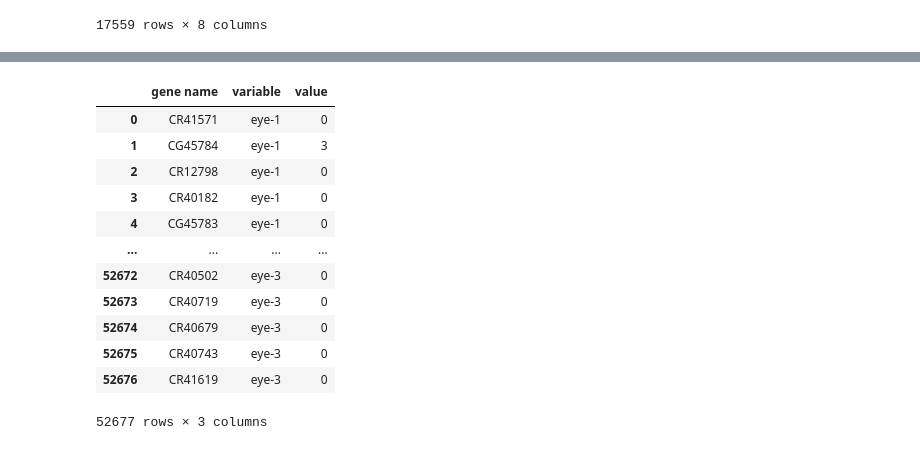
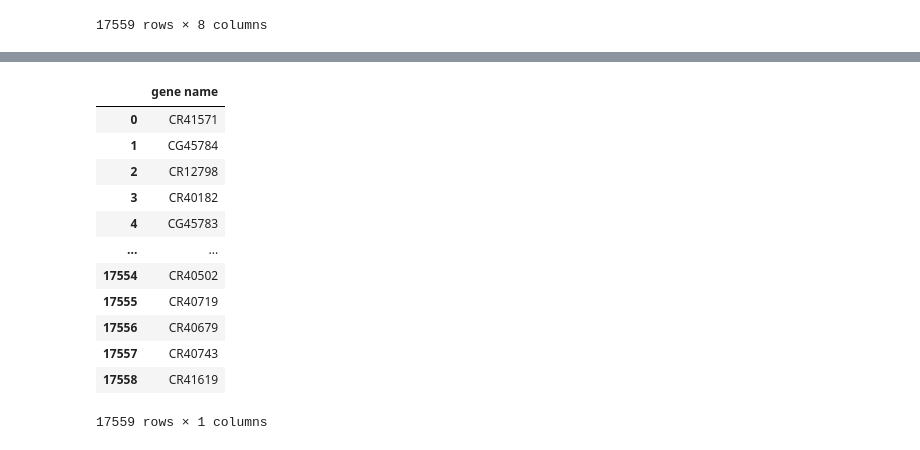
Before and after one commit to za2313/IntroPython, a Jupyter notebook: RNA-seq test.ipynb, the cells around one changed output, grey strips where cells are left out. Saved outputs shown, nothing was run; the diff lists cells and outputs as text; code cells hidden in the pictures.

```diff
--- a/RNA-seq test.ipynb
+++ b/RNA-seq test.ipynb
@@ -47,17 +31,0 @@ eye_data
-# %%
-eye_data_melt = pd.melt(eye_data, id_vars=['gene name'], value_vars=['eye-1', 'eye-2', 'eye-3'])
-eye_data_melt
-# %% [output]
-|  | gene name | variable | value |
-| 0 | CR41571 | eye-1 | 0 |
-| 1 | CG45784 | eye-1 | 3 |
-| 2 | CR12798 | eye-1 | 0 |
-| 3 | CR40182 | eye-1 | 0 |
-| 4 | CG45783 | eye-1 | 0 |
-| ... | ... | ... | ... |
-| 52672 | CR40502 | eye-3 | 0 |
-| 52673 | CR40719 | eye-3 | 0 |
-| 52674 | CR40679 | eye-3 | 0 |
-| 52675 | CR40743 | eye-3 | 0 |
-| 52676 | CR41619 | eye-3 | 0 |
-52677 rows × 3 columns
@@ -65,0 +32,17 @@ eye_data_melt_sorted = eye_data_melt.sort_values('value')
+# %%
+data = df['gene name'].reset_index().drop(columns='index')
+data
+# %% [output]
+|  | gene name |
+| 0 | CR41571 |
+| 1 | CG45784 |
+| 2 | CR12798 |
+| 3 | CR40182 |
+| 4 | CG45783 |
+| ... | ... |
+| 17554 | CR40502 |
+| 17555 | CR40719 |
+| 17556 | CR40679 |
+| 17557 | CR40743 |
+| 17558 | CR41619 |
+17559 rows × 1 columns
```
Also changed, not shown: parts of 8 cells of this notebook.
